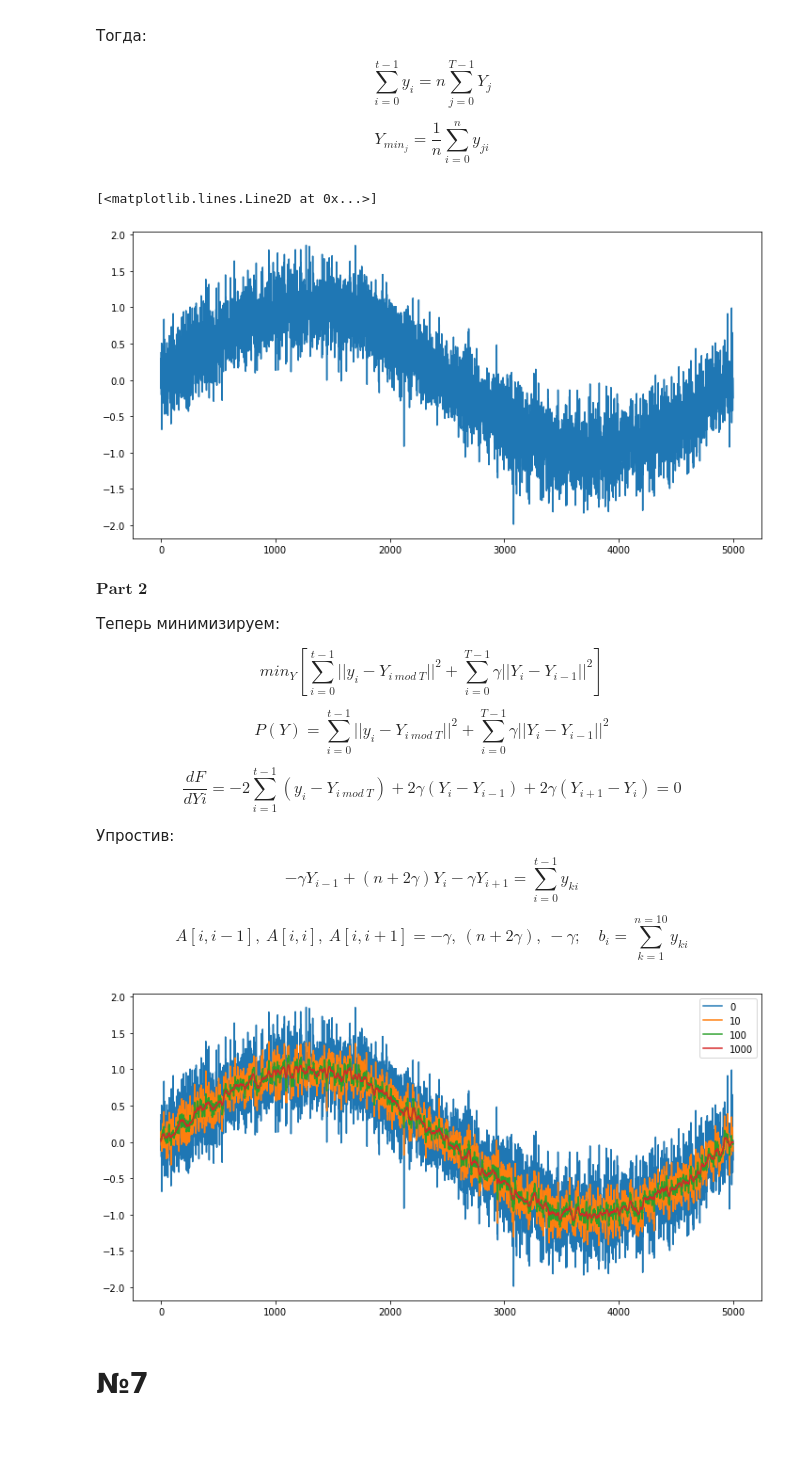
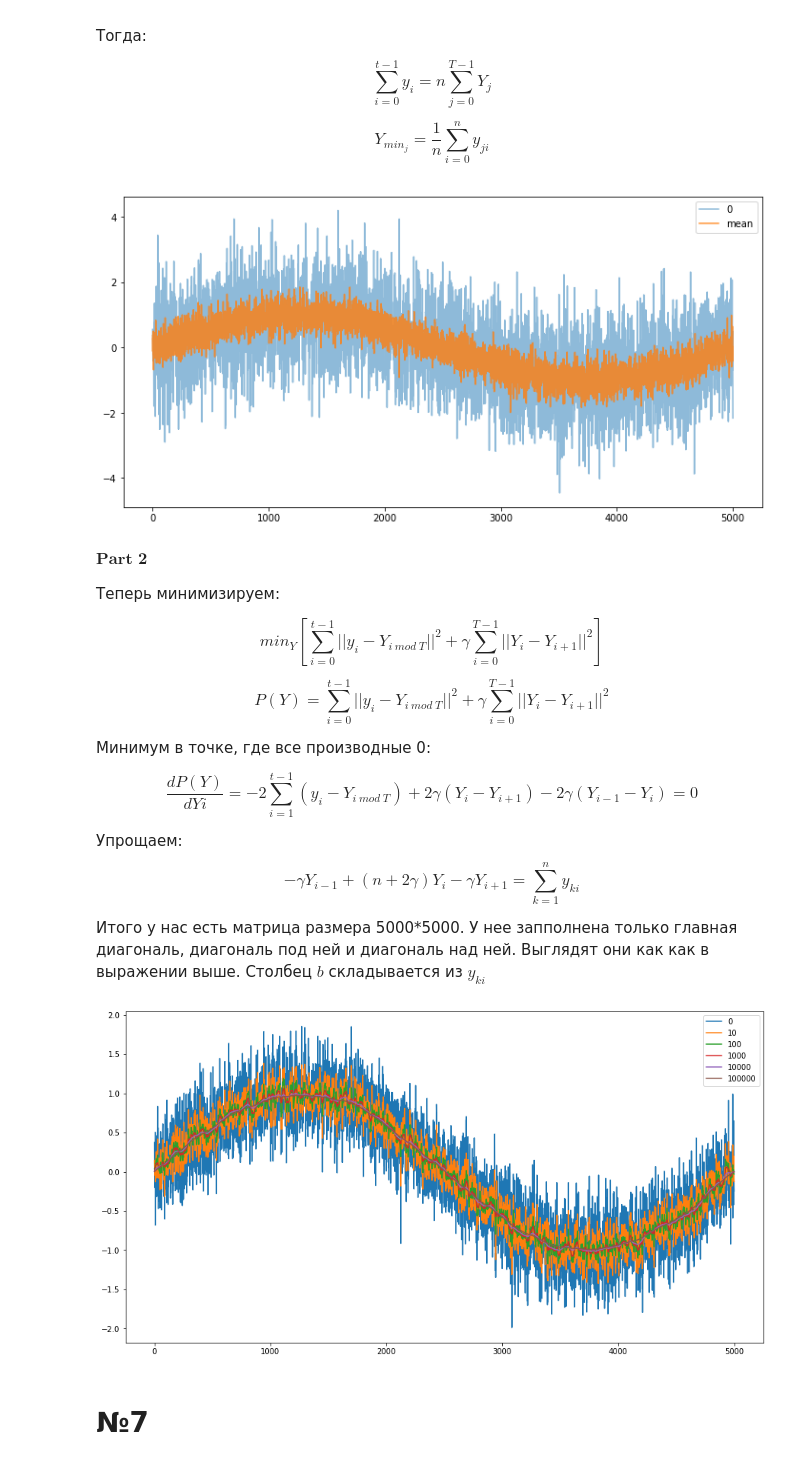
Before and after one commit to zugzvangg/SPC, a Jupyter notebook: numerics/HW5/HW5.ipynb, the cells around one changed output. Drawn from its saved outputs; the diff is of its cells as text; code cells hidden in the pictures; blank space fills up the shorter version.

```diff
--- a/numerics/HW5/HW5.ipynb
+++ b/numerics/HW5/HW5.ipynb
@@ -240,9 +240,9 @@ def woodbury(A: np.array, U: np.array, V: np.array):
     return Ainv - Ainv_U@np.linalg.inv((C + V@Ainv_U))@V@Ainv
 
 p, k = 5000, 100
-A = 10 * np.diag(np.random.rand(p))
-U = 1e-2 * np.random.rand(p, k)
-V = 1e-2 * np.random.rand(k, p)
+A = np.diag(np.random.rand(p))
+U = np.random.rand(p, k)
+V = np.random.rand(k, p)
 # %%
 %time
 wb_res = woodbury(A, U, V)
@@ -299,9 +293,11 @@ $$
 Y_{min_j} = \frac{1}{n}\sum_{i=0}^{n} y_{ji}
 $$
 # %%
-# Можем просто усреднить
+# в пункте 1. можем просто усреднить
 plt.figure(figsize=(12, 6))
-plt.plot(Y.mean(axis = 0))
+plt.plot(Y[0], alpha = 0.5, label = "0")
+plt.plot(Y.mean(axis = 0), alpha = 0.8, label = "mean")
+plt.legend()
+plt.show()
 # %% [output]
-[<matplotlib.lines.Line2D at 0x...>]
-[figure, old version]
+[figure, new version]
@@ -313,42 +307,39 @@ $\textbf{Part 2}$
 Теперь минимизируем:
 
 $$
-min_Y \left[ \sum_{i=0}^{t-1} || y_i - Y_{i\ mod\ T}||^{2} + \sum_{i=0}^{T-1}\gamma ||Y_i-Y_{i-1} ||^{2} \right]
+min_Y \left[ \sum_{i=0}^{t-1} || y_i - Y_{i\ mod\ T}||^{2} + \gamma\sum_{i=0}^{T-1} ||Y_i-Y_{i+1} ||^{2} \right]
 $$
 
-$$P(Y) = \sum_{i=0}^{t-1} || y_i - Y_{i\ mod\ T}||^{2} + \sum_{i=0}^{T-1}\gamma ||Y_i-Y_{i-1} ||^{2} $$
+$$P(Y) = \sum_{i=0}^{t-1} || y_i - Y_{i\ mod\ T}||^{2} + \gamma\sum_{i=0}^{T-1} ||Y_i-Y_{i+1} ||^{2} $$
+
+Минимум в точке, где все производные 0:
 
 $$
-\frac{d F}{d Y i}=- 2 \sum_{i=1}^{t - 1}\left(y_i - Y_{i\ mod\ T}\right)+2 \gamma\left(Y_i-Y_{i-1}\right)+2 \gamma\left(Y_{i+1}-Y_i\right)=0
+\frac{d P(Y)}{d Y i}= - 2 \sum_{i=1}^{t - 1}\left(y_i - Y_{i\ mod\ T}\right)+2 \gamma\left(Y_i - Y_{i+1}\right)- 2 \gamma\left(Y_{i-1}-Y_i\right)=0
 $$
 
-Упростив:
+Упрощаем:
 $$
--\gamma Y_{i-1} + (n+2 \gamma)Y_i - \gamma Y_{i+1}=\sum_{i=0}^{t-1} y_{k i}
+-\gamma Y_{i-1} + (n+2 \gamma)Y_i - \gamma Y_{i+1}=\sum_{k=1}^{n} y_{k i}
 $$
 
-$$ A[i, i-1],\ A[i, i],\ A[i, i+1] = -\gamma,\ (n+2 \gamma),\ -\gamma; \quad b_i = \sum_{k=1}^{n=10} y_{k i}$$
+Итого у нас есть матрица размера 5000*5000. У нее запполнена только главная диагональ, диагональ под ней и диагональ над ней. Выглядят они как как в выражении выше. Столбец $b$ складывается из $y_{k i}$
 # %%
-from scipy.sparse import dia_matrix
-
-def smoothing(gamma):
-    M = 5000
-    n = 10
-    arr = np.ones(M)
-    diags = np.array([-gamma*arr, (n + 2*gamma)*arr, -gamma*arr])
-    A = dia_matrix((diags, [-1,0,1]), shape=(M, M)).tocsr()
-    b = Y.sum(axis=0)
-    solution = sp.sparse.linalg.cg(A, b, maxiter=100)
-    plt.plot(solution[0], label = gamma)
+def smoothe(Y: np.array, gamma: float = 10):
+    n = len(Y)
+    T = len(Y[0])
+    ones = np.ones(T)
+    diagonals = np.array([-gamma*ones, (n + 2*gamma)*ones, -gamma*ones])
+    A = sp.sparse.dia_matrix((diagonals, [-1,0,1]), shape=(T, T)).tocsr()
+    plt.plot(sp.sparse.linalg.cg(A, Y.sum(axis=0))[0], label = gamma)
     plt.legend()
 
-plt.figure(figsize=(12, 6))
-smoothing(0)
-smoothing(10)
-smoothing(100)
-smoothing(1000)
+plt.figure(figsize=(15, 8))
+for g in [0, 10, 100, 1000, 10000, 100000]:
+    smoothe(Y, g)
+# с увеличением gamma улчшается качество сигнала
 # %% [output]
-[figure, old version]
+[figure, new version]
 # %% [markdown]
 # №7
 # %%
```
Also changed, not shown: parts of 11 cells of this notebook.
